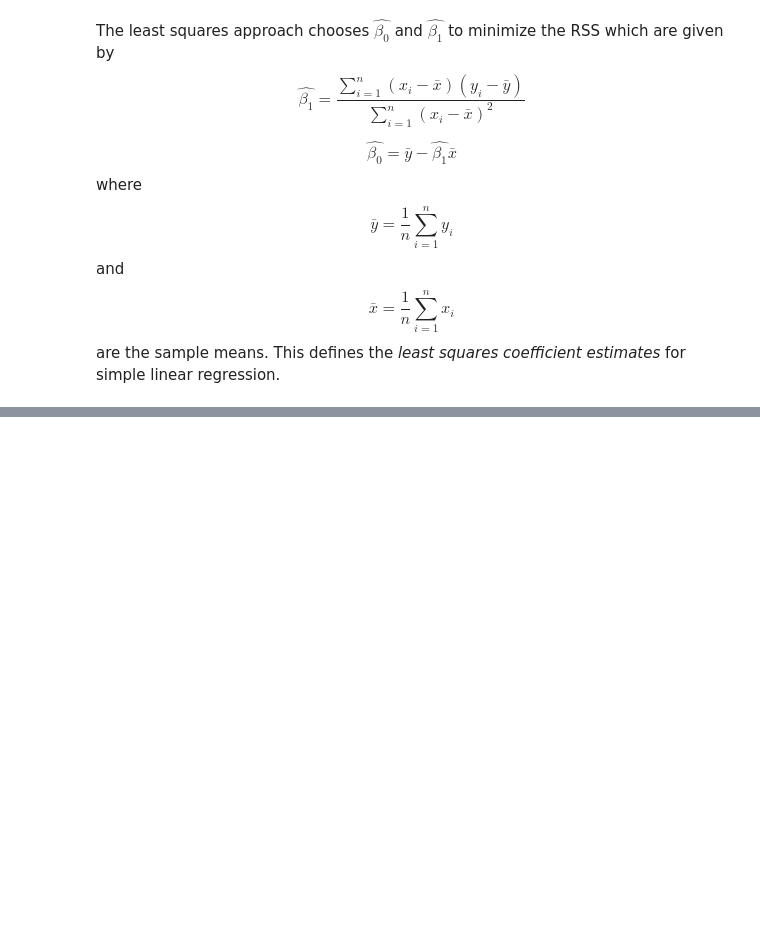
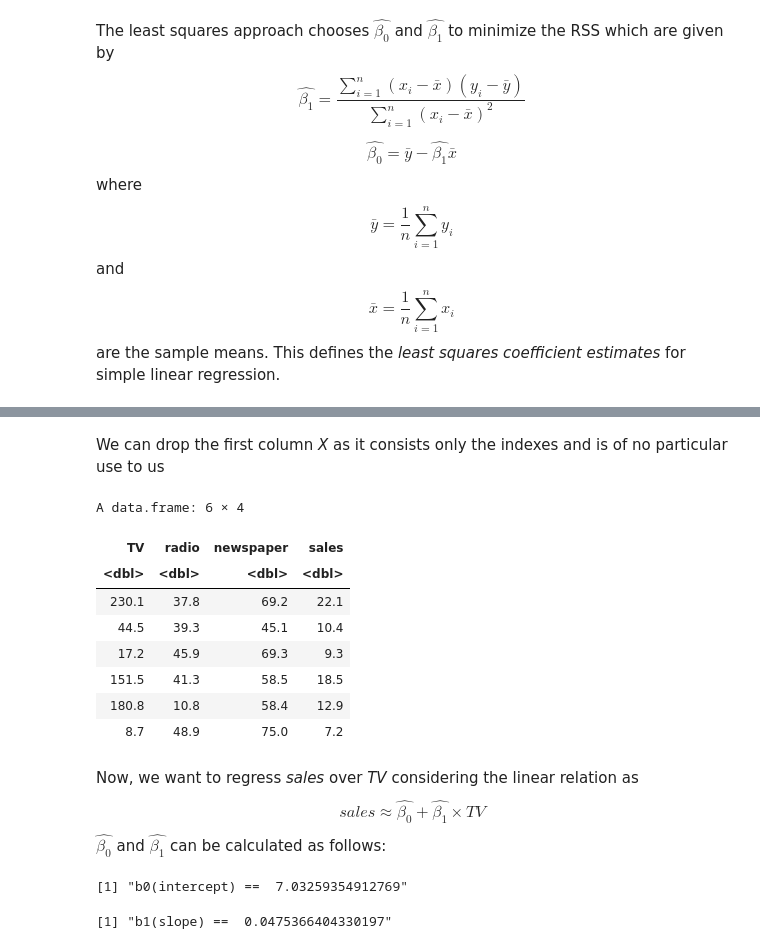
Before and after one commit to Kaushal1011/machine-learning, a Jupyter notebook: src/theory/01_Regression.ipynb, the cells around one changed output, grey strips where cells are left out. Cells and saved outputs as stored; diff of their text form; code cells hidden in the pictures; blank space fills up the shorter version.

```diff
--- a/src/theory/01_Regression.ipynb
+++ b/src/theory/01_Regression.ipynb
@@ -61,0 +88,33 @@ This defines the *least squares coefficient estimates* for simple linear regress
+# %% [markdown]
+We can drop the first column *X* as it consists only the indexes and is of no particular use to us
+# %%
+adv <- adv[-1]
+head(adv)
+# %% [output]
+A data.frame: 6 × 4
+| TV | radio | newspaper | sales |
+| <dbl> | <dbl> | <dbl> | <dbl> |
+| 230.1 | 37.8 | 69.2 | 22.1 |
+| 44.5 | 39.3 | 45.1 | 10.4 |
+| 17.2 | 45.9 | 69.3 | 9.3 |
+| 151.5 | 41.3 | 58.5 | 18.5 |
+| 180.8 | 10.8 | 58.4 | 12.9 |
+| 8.7 | 48.9 | 75.0 | 7.2 |
+# %% [markdown]
+Now, we want to regress *sales* over *TV* considering the linear relation as
+$$sales \approx \hat{\beta_{0}} + \hat{\beta_{1}} \times TV$$
+$\hat{\beta_{0}}$ and $\hat{\beta_{1}}$ can be calculated as follows:
+# %%
+y <- adv$sales
+x <- adv$TV
+y.bar <- mean(y)
+x.bar <- mean(x)
+
+b1 <- sum((x - x.bar) * (y - y.bar)) / sum((x - x.bar)**2)
+b0 <- y.bar - b1 * x.bar
+
+paste('b0(intercept) == ', b0)
+paste('b1(slope) == ', b1)
+# %% [output]
+[1] "b0(intercept) ==  7.03259354912769"
+[1] "b1(slope) ==  0.0475366404330197"
```
Also changed, not shown: parts of 14 cells of this notebook.
